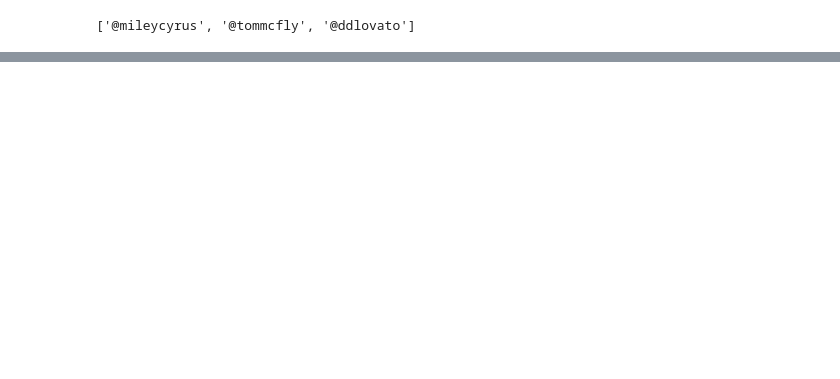
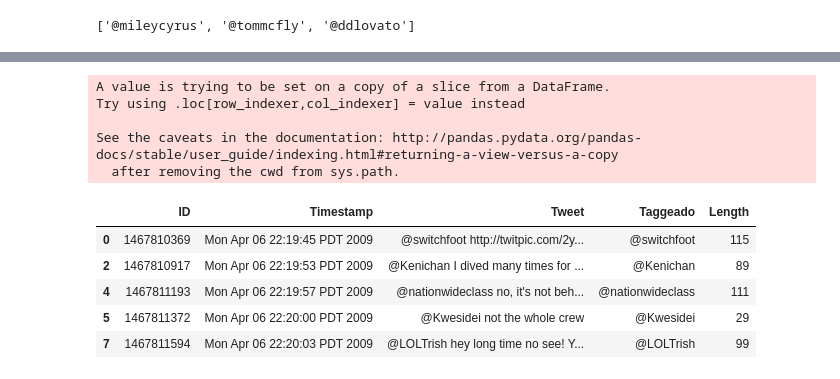
Before and after one commit to rub3ng0nzalez/MSDegree, a Jupyter notebook: TextMiningandImageRecognition/HT3/HT3RDG.ipynb, the cells around one changed output, grey strips where cells are left out. Saved outputs shown, nothing was run; the diff lists cells and outputs as text; code cells hidden in the pictures; blank space fills up the shorter version.

```diff
--- a/TextMiningandImageRecognition/HT3/HT3RDG.ipynb
+++ b/TextMiningandImageRecognition/HT3/HT3RDG.ipynb
@@ -285,0 +259,20 @@ See the caveats in the documentation: http://pandas.pydata.org/pandas-docs/stabl
+# %%
+#Quitamos columnas no necesarias
+del SoloTaggeados["User"]
+del SoloTaggeados["No"]
+SoloTaggeados["Length"] = SoloTaggeados["Tweet"].str.len()
+# %% [output]
+A value is trying to be set on a copy of a slice from a DataFrame.
+Try using .loc[row_indexer,col_indexer] = value instead
+
+See the caveats in the documentation: http://pandas.pydata.org/pandas-docs/stable/user_guide/indexing.html#returning-a-view-versus-a-copy
+  after removing the cwd from sys.path.
+# %%
+SoloTaggeados.head()
+# %% [output]
+|  | ID | Timestamp | Tweet | Taggeado | Length |
+| 0 | 1467810369 | Mon Apr 06 22:19:45 PDT 2009 | @switchfoot http://twitpic.com/2y... | @switchfoot | 115 |
+| 2 | 1467810917 | Mon Apr 06 22:19:53 PDT 2009 | @Kenichan I dived many times for ... | @Kenichan | 89 |
+| 4 | 1467811193 | Mon Apr 06 22:19:57 PDT 2009 | @nationwideclass no, it's not beh... | @nationwideclass | 111 |
+| 5 | 1467811372 | Mon Apr 06 22:20:00 PDT 2009 | @Kwesidei not the whole crew | @Kwesidei | 29 |
+| 7 | 1467811594 | Mon Apr 06 22:20:03 PDT 2009 | @LOLTrish hey long time no see! Y... | @LOLTrish | 99 |
```
Also changed, not shown: parts of 8 cells of this notebook.
